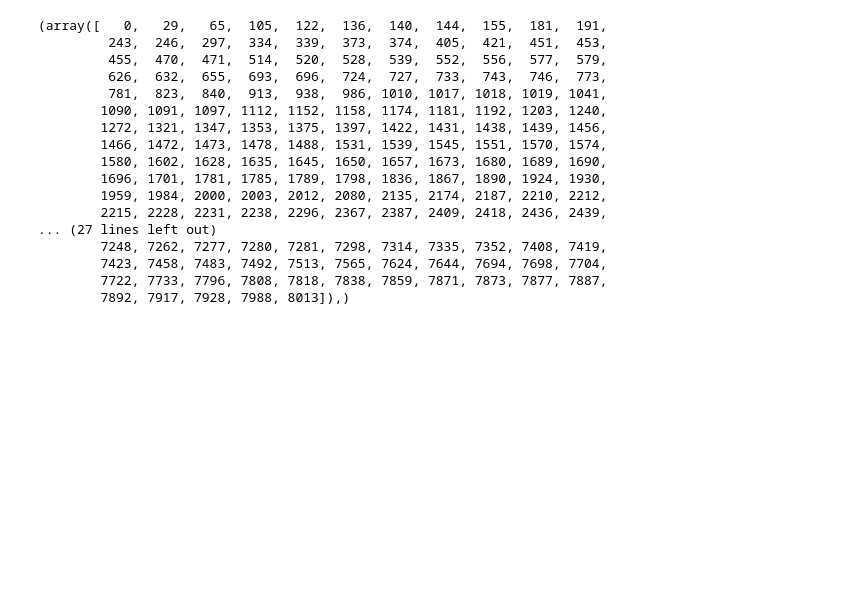
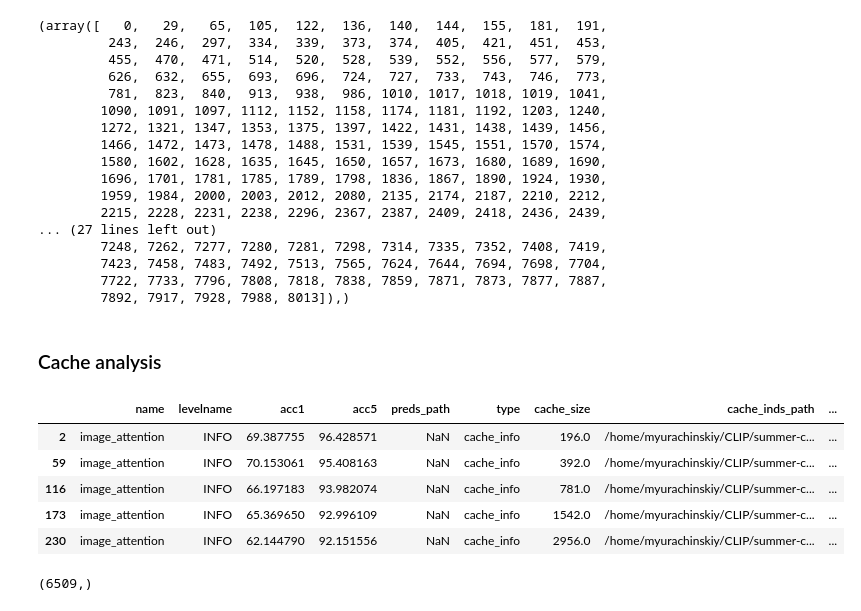
Before and after one commit to myrachins/summer-clip, a Jupyter notebook: summer_clip/clip_searcher/runs_analysis/preds_analysis.ipynb, the cells around one changed output. Saved outputs shown, nothing was run; the diff lists cells and outputs as text; code cells hidden in the pictures; blank space fills up the shorter version.

```diff
--- a/summer_clip/clip_searcher/runs_analysis/preds_analysis.ipynb
+++ b/summer_clip/clip_searcher/runs_analysis/preds_analysis.ipynb
@@ -85,3 +85,5 @@ pd.DataFrame([[tt, tf], [ft, ff]], columns=['T', 'F'], index=['T', 'F'])
         7423, 7458, 7483, 7492, 7513, 7565, 7624, 7644, 7694, 7698, 7704,
         7722, 7733, 7796, 7808, 7818, 7838, 7859, 7871, 7873, 7877, 7887,
         7892, 7917, 7928, 7988, 8013]),)
+# %% [markdown]
+### Cache analysis
@@ -87,0 +92,16 @@ pd.DataFrame([[tt, tf], [ft, ff]], columns=['T', 'F'], index=['T', 'F'])
+# %%
+cache_df = log_records_df[log_records_df['type'] == 'cache_info']
+cache_df.head()
+# %% [output]
+|  | name | levelname | acc1 | acc5 | preds_path | type | cache_size | cache_inds_path | ... |
+| 2 | image_attention | INFO | 69.387755 | 96.428571 | NaN | cache_info | 196.0 | /home/myurachinskiy/CLIP/summer-c... | ... |
+| 59 | image_attention | INFO | 70.153061 | 95.408163 | NaN | cache_info | 392.0 | /home/myurachinskiy/CLIP/summer-c... | ... |
+| 116 | image_attention | INFO | 66.197183 | 93.982074 | NaN | cache_info | 781.0 | /home/myurachinskiy/CLIP/summer-c... | ... |
+| 173 | image_attention | INFO | 65.369650 | 92.996109 | NaN | cache_info | 1542.0 | /home/myurachinskiy/CLIP/summer-c... | ... |
+| 230 | image_attention | INFO | 62.144790 | 92.151556 | NaN | cache_info | 2956.0 | /home/myurachinskiy/CLIP/summer-c... | ... |
+# %%
+cache_labels_path = log_file_path.parent / "gold_labels" / "cache_labels.npy"
+cache_labels = np.load(cache_labels_path)
+cache_labels.shape
+# %% [output]
+(6509,)
```
Also changed, not shown: parts of 4 cells of this notebook.
